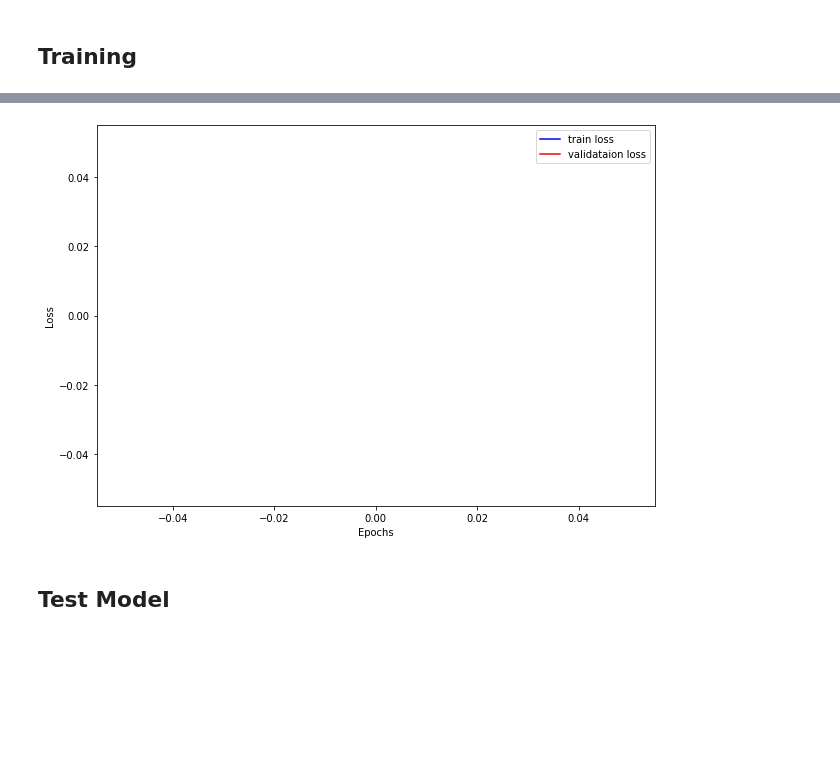
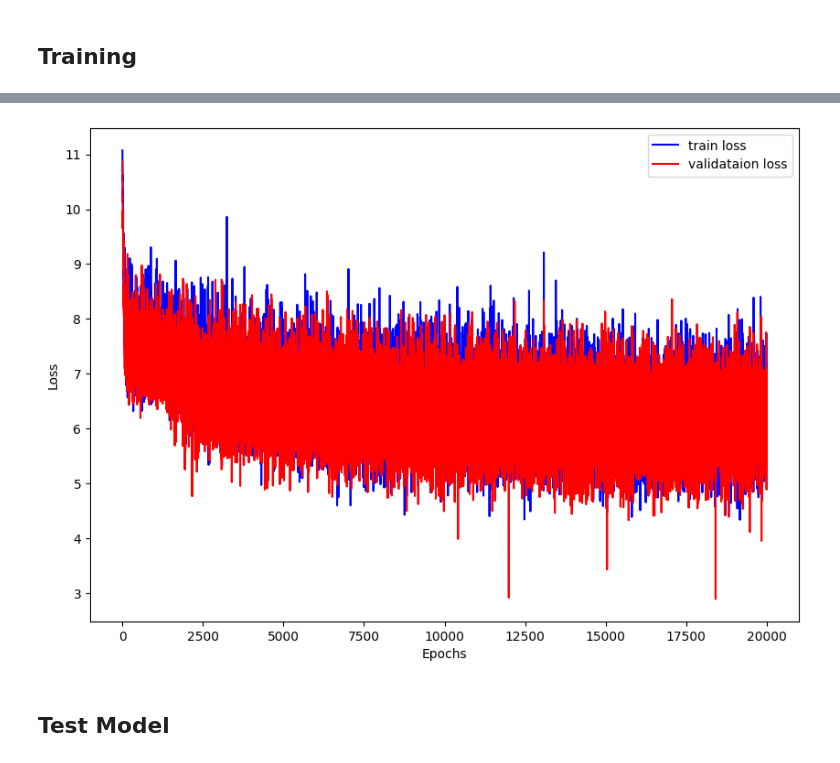
Before and after one commit to sovit-123/attention_is_all_you_need, a Jupyter notebook: examples/text_gen_transformers_imdb.ipynb, the cells around one changed output, grey strips where cells are left out. Cells and saved outputs as stored; diff of their text form; code cells hidden in the pictures; blank space fills up the shorter version.

Commit message:
Updated notebooks according to new training loop

```diff
--- a/examples/text_gen_transformers_imdb.ipynb
+++ b/examples/text_gen_transformers_imdb.ipynb
@@ -101,13 +98,13 @@ print(f"Total words (possibly, without tokenization): {longest_sentence_length}
 Total words (possibly, without tokenization): 17566362 words
 # %%
 # Number of words to generate in a sentence.
-SEQUENCE_LENGTH = 1024
+SEQUENCE_LENGTH = 128
 NUM_WORDS = 50304  # Vocabulary size.
 
 # Batch size.
 BATCH_SIZE = 1
 VALID_SPLIT = 0.1
-EPOCHS = 1
+MAX_ITERS = 20000
 # %% [markdown]
 ### Helper Functions
 
@@ -294,14 +291,11 @@ Adjusting learning rate of group 0 to 1.0000e-04.
 65,822,976 total parameters.
 65,822,976 training parameters.
 # %%
-epochs = EPOCHS
 # Lists to keep track of losses and accuracies.
 train_loss, valid_loss = [], []
-train_acc, valid_acc = [], []
 # Start the training.
-for epoch in range(epochs):
-    print(f"[INFO]: Epoch {epoch+1} of {epochs}")
-    train_epoch_loss = train(
+for iteration in range(MAX_ITERS):
+    train_step_loss = train_step(
         model,
         dataset_train,
         optimizer,
@@ -311,7 +305,7 @@ for epoch in range(epochs):
         BATCH_SIZE,
         device
     )
-    valid_epoch_loss = validate(
+    valid_step_loss = val_step(
         model,
         dataset_valid,
         criterion,
@@ -320,16 +314,17 @@ for epoch in range(epochs):
         BATCH_SIZE,
         device
     )
-    train_loss.append(train_epoch_loss)
-    valid_loss.append(valid_epoch_loss)
-    print(f"Training loss: {train_epoch_loss}")
-    print(f"Validation loss: {valid_epoch_loss}")
-
-    # Save model.
-    torch.save(
-        model, os.path.join(CHECKPOINT_DIR, 'model.pth')
-    )
-    print('-'*50)
-#     if epoch + 1 <= 32:
+    train_loss.append(train_step_loss.cpu().detach().numpy())
+    valid_loss.append(valid_step_loss.cpu().detach().numpy())
+    if iteration % 250 == 0:
+        print(f"[INFO]: Iteration {iteration+1} of {MAX_ITERS}")
+        print(f"Training loss: {train_step_loss}")
+        print(f"Validation loss: {valid_step_loss}")
+        print('-'*50)
+    #     if epoch + 1 <= 32:
 #         scheduler.step()
+# Save model.
+torch.save(
+    model, os.path.join(CHECKPOINT_DIR, 'model.pth')
+)
 # %% [output]
@@ -339,5 +348,5 @@ KeyboardInterrupt:
 # %%
-def save_plots(train_acc, valid_acc, train_loss, valid_loss):
+def save_plots(train_loss, valid_loss):
     """
     Function to save the loss and accuracy plots to disk.
     """
@@ -358,9 +367,9 @@ def save_plots(train_acc, valid_acc, train_loss, valid_loss):
 #     plt.savefig(f"../outputs/loss.png")
     plt.show()
 # %%
-save_plots(train_acc, valid_acc, train_loss, valid_loss)
+save_plots(train_loss, valid_loss)
 # %% [output]
-[figure, old version]
+[figure, new version]
 # %% [markdown]
 ## Test Model
 # %%
```
Also changed, not shown: parts of 9 cells of this notebook, 1 other file.
